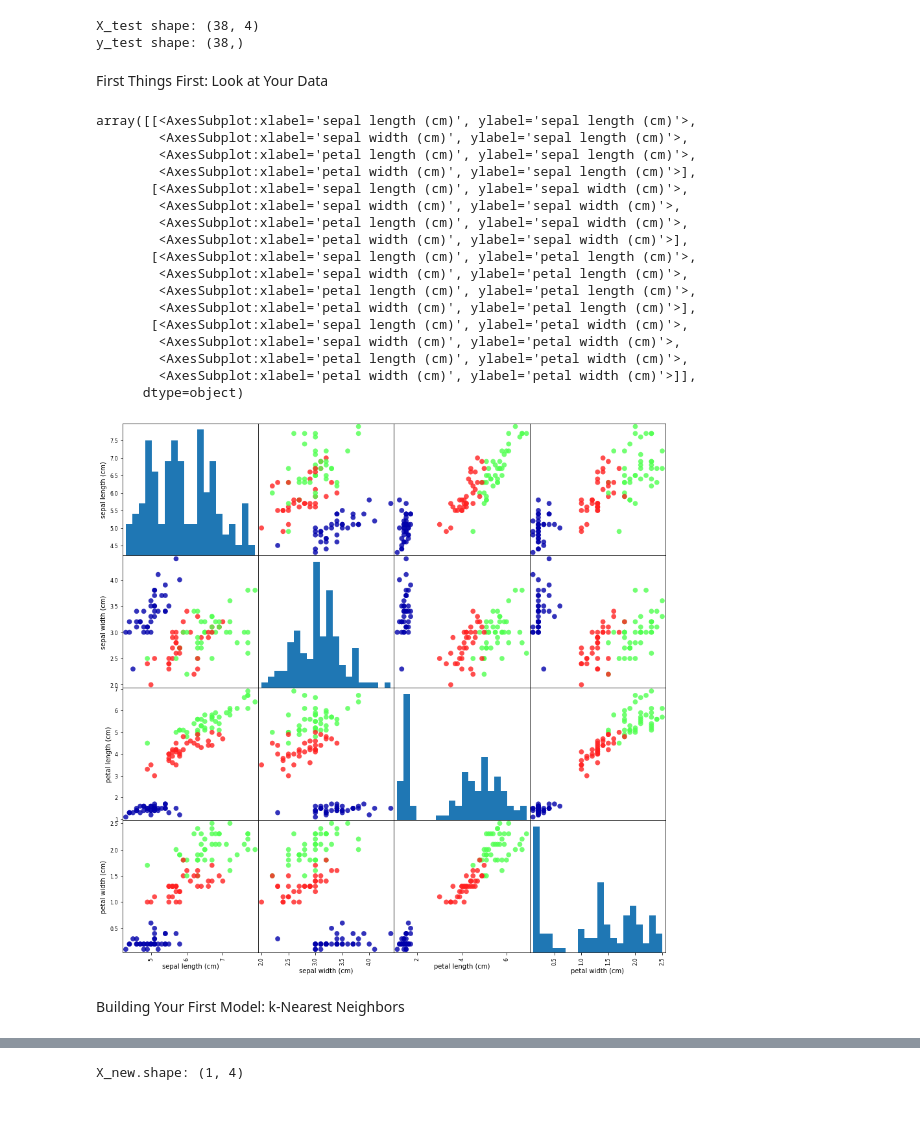
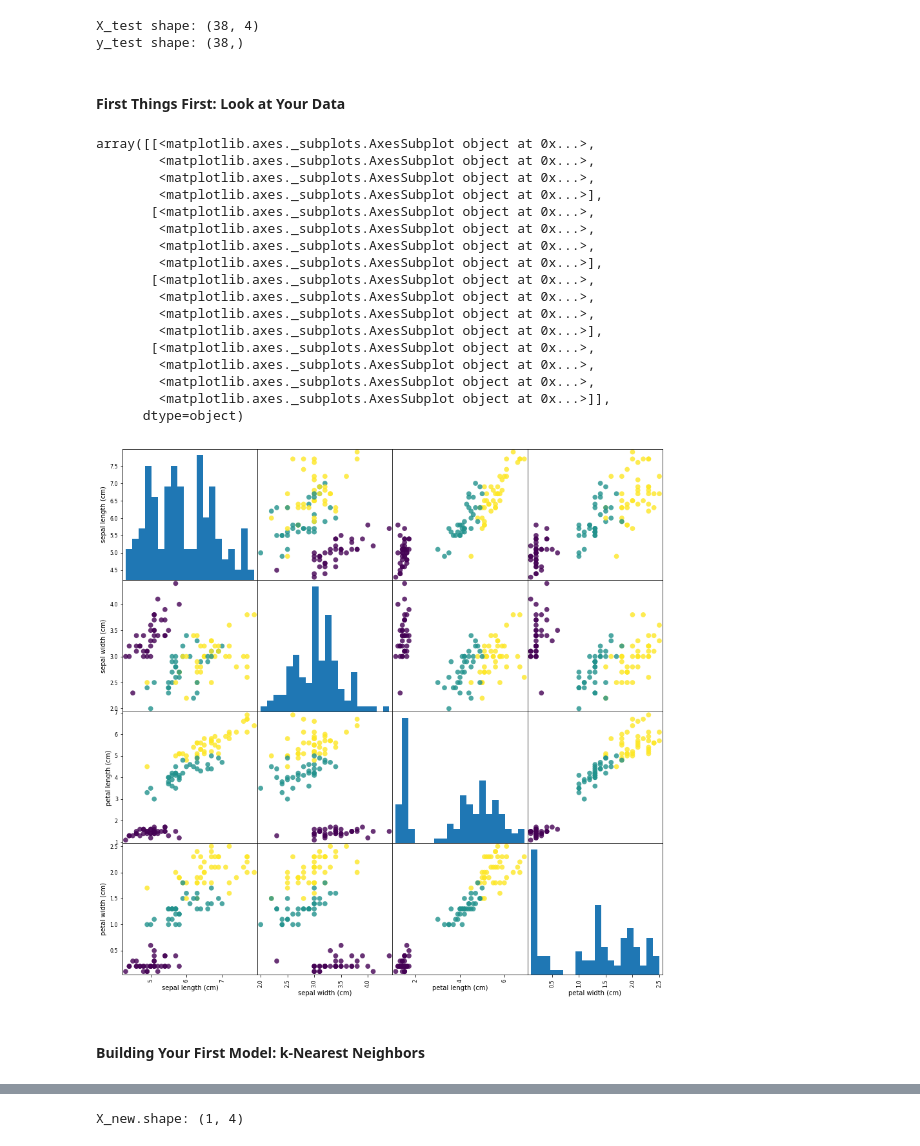
Before and after one commit to dlegoues/introduction_to_ml_with_python, a Jupyter notebook: 01-introduction.ipynb, the cells around one changed output, grey strips where cells are left out. Cells and saved outputs as stored; diff of their text form; code cells hidden in the pictures; blank space fills up the shorter version.

```diff
--- a/01-introduction.ipynb
+++ b/01-introduction.ipynb
@@ -113,38 +110,38 @@ print("y_test shape:", y_test.shape)
 X_test shape: (38, 4)
 y_test shape: (38,)
 # %% [markdown]
-First Things First: Look at Your Data
+#### First Things First: Look at Your Data
 # %%
-import mglearn._init_
+#import mglearn._init_
 
 # create dataframe from data in X_train
 # label the columns using the strings in iris_dataset.feature_names
 iris_dataframe = pd.DataFrame(X_train, columns=iris_dataset.feature_names)
 
 # create a scatter matrix from the dataframe, color by y_train
 pd.plotting.scatter_matrix(iris_dataframe, c=y_train, figsize=(15, 15),
-                           marker='o', hist_kwds={'bins': 20}, s=60, alpha=.8, cmap=mglearn._init_.cm3)
+                           marker='o', hist_kwds={'bins': 20}, s=60, alpha=.8)#, cmap=mglearn._init_.cm3)
 # %% [output]
-array([[<AxesSubplot:xlabel='sepal length (cm)', ylabel='sepal length (cm)'>,
-        <AxesSubplot:xlabel='sepal width (cm)', ylabel='sepal length (cm)'>,
-        <AxesSubplot:xlabel='petal length (cm)', ylabel='sepal length (cm)'>,
-        <AxesSubplot:xlabel='petal width (cm)', ylabel='sepal length (cm)'>],
-       [<AxesSubplot:xlabel='sepal length (cm)', ylabel='sepal width (cm)'>,
-        <AxesSubplot:xlabel='sepal width (cm)', ylabel='sepal width (cm)'>,
-        <AxesSubplot:xlabel='petal length (cm)', ylabel='sepal width (cm)'>,
-        <AxesSubplot:xlabel='petal width (cm)', ylabel='sepal width (cm)'>],
-       [<AxesSubplot:xlabel='sepal length (cm)', ylabel='petal length (cm)'>,
-        <AxesSubplot:xlabel='sepal width (cm)', ylabel='petal length (cm)'>,
-        <AxesSubplot:xlabel='petal length (cm)', ylabel='petal length (cm)'>,
-        <AxesSubplot:xlabel='petal width (cm)', ylabel='petal length (cm)'>],
-       [<AxesSubplot:xlabel='sepal length (cm)', ylabel='petal width (cm)'>,
-        <AxesSubplot:xlabel='sepal width (cm)', ylabel='petal width (cm)'>,
-        <AxesSubplot:xlabel='petal length (cm)', ylabel='petal width (cm)'>,
-        <AxesSubplot:xlabel='petal width (cm)', ylabel='petal width (cm)'>]],
+array([[<matplotlib.axes._subplots.AxesSubplot object at 0x...>,
+        <matplotlib.axes._subplots.AxesSubplot object at 0x...>,
+        <matplotlib.axes._subplots.AxesSubplot object at 0x...>,
+        <matplotlib.axes._subplots.AxesSubplot object at 0x...>],
+       [<matplotlib.axes._subplots.AxesSubplot object at 0x...>,
+        <matplotlib.axes._subplots.AxesSubplot object at 0x...>,
+        <matplotlib.axes._subplots.AxesSubplot object at 0x...>,
+        <matplotlib.axes._subplots.AxesSubplot object at 0x...>],
+       [<matplotlib.axes._subplots.AxesSubplot object at 0x...>,
+        <matplotlib.axes._subplots.AxesSubplot object at 0x...>,
+        <matplotlib.axes._subplots.AxesSubplot object at 0x...>,
+        <matplotlib.axes._subplots.AxesSubplot object at 0x...>],
+       [<matplotlib.axes._subplots.AxesSubplot object at 0x...>,
+        <matplotlib.axes._subplots.AxesSubplot object at 0x...>,
+        <matplotlib.axes._subplots.AxesSubplot object at 0x...>,
+        <matplotlib.axes._subplots.AxesSubplot object at 0x...>]],
       dtype=object)
-[figure, old version]
+[figure, new version]
 # %% [markdown]
-Building Your First Model: k-Nearest Neighbors
+#### Building Your First Model: k-Nearest Neighbors
 # %%
 from sklearn.neighbors import KNeighborsClassifier
 knn = KNeighborsClassifier(n_neighbors=1)
```
Also changed, not shown: parts of 13 cells of this notebook, 2 other files.
